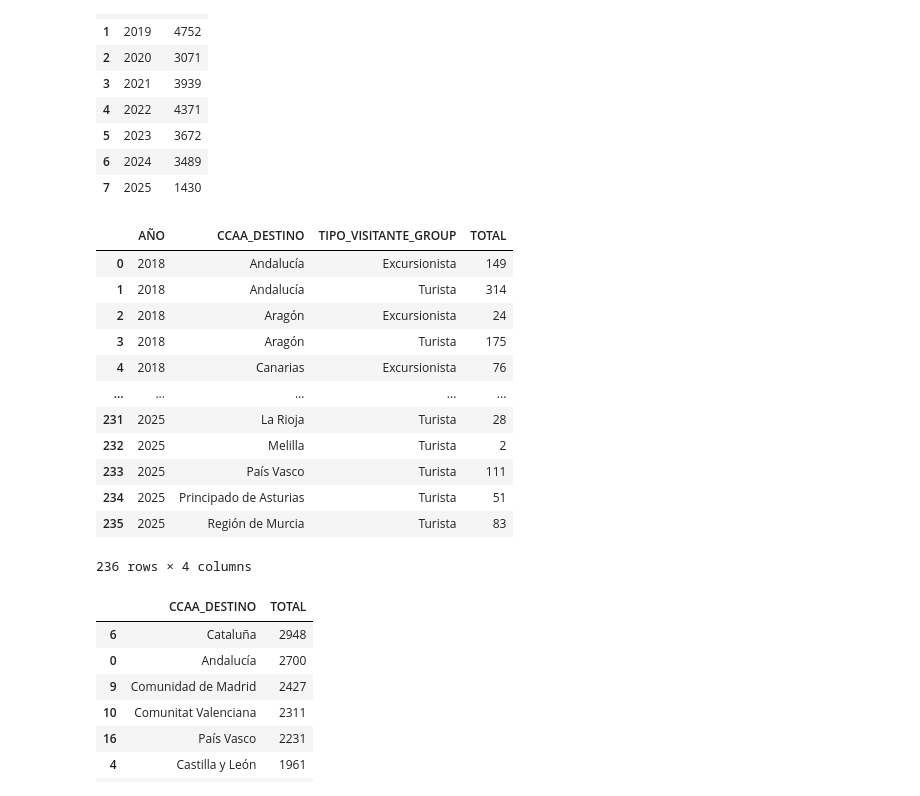
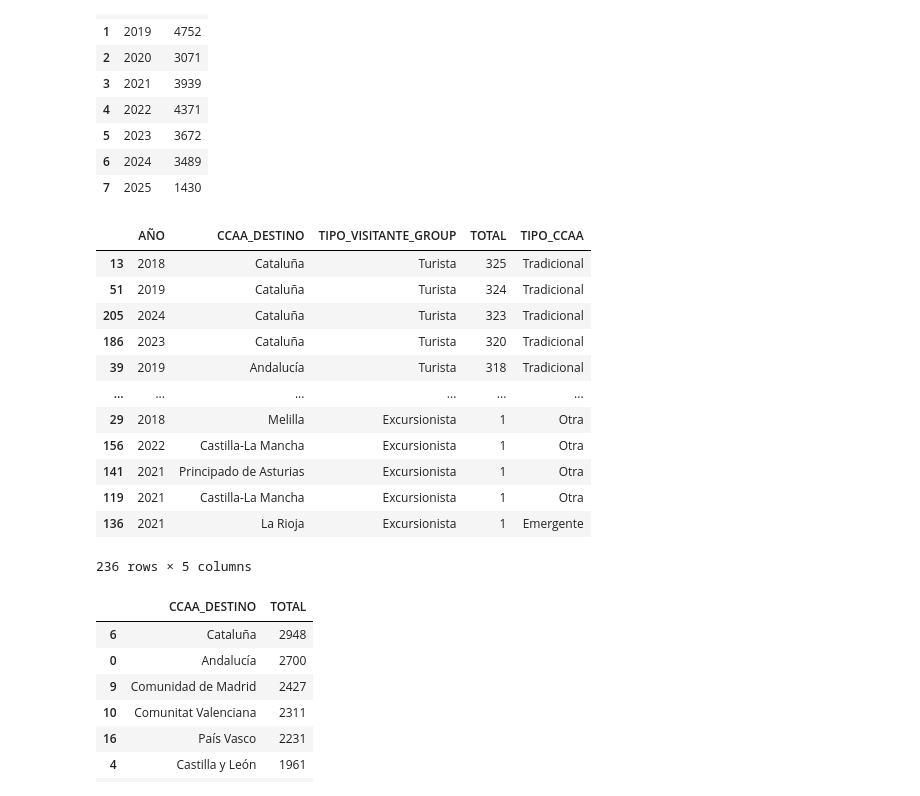
Before and after one commit to lorenabao/ETL_Turismo, a Jupyter notebook: 02_Transform.ipynb, the cells around one changed output. Drawn from its saved outputs; the diff is of its cells as text; code cells hidden in the pictures.

Commit message:
Clasificación de ccaa y gráficos de visualización

```diff
--- a/02_Transform.ipynb
+++ b/02_Transform.ipynb
@@ -85,21 +85,35 @@ evolucion_total_anual
 | 6 | 2024 | 3489 |
 | 7 | 2025 | 1430 |
 # %%
-visitantes_ccaa
+ccaa_tradicionales = ["Cataluña", "Andalucía", "Comunidad Valenciana", "Illes Balears", "Madrid", "Canarias"]
+ccaa_alternativas = ["Galicia", "Cantabria", "Aragón", "Extremadura", "Castilla y León", "La Rioja", "Asturias", "Navarra", "País Vasco"]
+
+def clasificar_ccaa(ccaa):
+    if ccaa in ccaa_tradicionales:
+        return "Tradicional"
+    elif ccaa in ccaa_alternativas:
+        return "Emergente"
+    else:
+        return "Otra"
+
+visitantes_ccaa["TIPO_CCAA"] = visitantes_ccaa["CCAA_DESTINO"].apply(clasificar_ccaa)
+
+visitantes_ccaa.to_csv("./exports/visitantes_ccaa.csv", index=False)
+visitantes_ccaa.sort_values(by="TOTAL", ascending=False)
 # %% [output]
-|  | AÑO | CCAA_DESTINO | TIPO_VISITANTE_GROUP | TOTAL |
-| 0 | 2018 | Andalucía | Excursionista | 149 |
-| 1 | 2018 | Andalucía | Turista | 314 |
-| 2 | 2018 | Aragón | Excursionista | 24 |
-| 3 | 2018 | Aragón | Turista | 175 |
-| 4 | 2018 | Canarias | Excursionista | 76 |
-| ... | ... | ... | ... | ... |
-| 231 | 2025 | La Rioja | Turista | 28 |
-| 232 | 2025 | Melilla | Turista | 2 |
-| 233 | 2025 | País Vasco | Turista | 111 |
-| 234 | 2025 | Principado de Asturias | Turista | 51 |
-| 235 | 2025 | Región de Murcia | Turista | 83 |
+|  | AÑO | CCAA_DESTINO | TIPO_VISITANTE_GROUP | TOTAL | TIPO_CCAA |
+| 13 | 2018 | Cataluña | Turista | 325 | Tradicional |
+| 51 | 2019 | Cataluña | Turista | 324 | Tradicional |
+| 205 | 2024 | Cataluña | Turista | 323 | Tradicional |
+| 186 | 2023 | Cataluña | Turista | 320 | Tradicional |
+| 39 | 2019 | Andalucía | Turista | 318 | Tradicional |
+| ... | ... | ... | ... | ... | ... |
+| 29 | 2018 | Melilla | Excursionista | 1 | Otra |
+| 156 | 2022 | Castilla-La Mancha | Excursionista | 1 | Otra |
+| 141 | 2021 | Principado de Asturias | Excursionista | 1 | Otra |
+| 119 | 2021 | Castilla-La Mancha | Excursionista | 1 | Otra |
+| 136 | 2021 | La Rioja | Excursionista | 1 | Emergente |
-236 rows × 4 columns
+236 rows × 5 columns
 # %%
 totales_por_ccaa = visitantes_ccaa.groupby("CCAA_DESTINO")["TOTAL"].sum().reset_index()
 totales_por_ccaa.sort_values(by="TOTAL", ascending=False)
```
Also changed, not shown: parts of 1 cell of this notebook, 2 other files.
